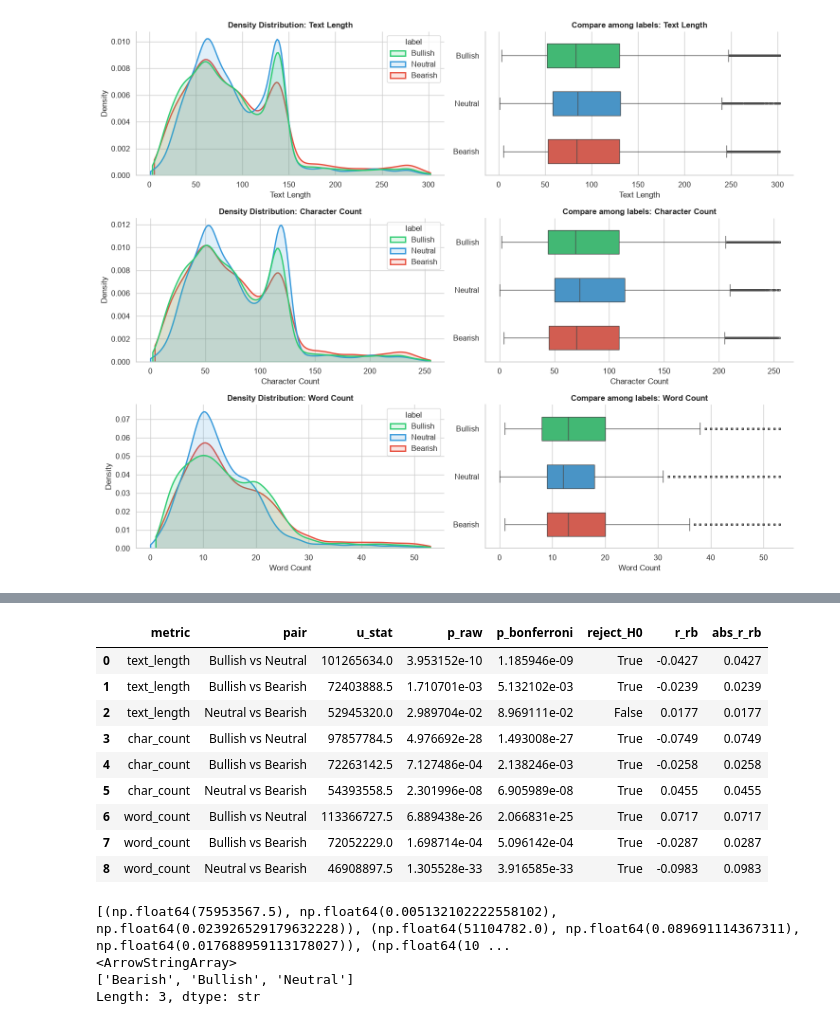
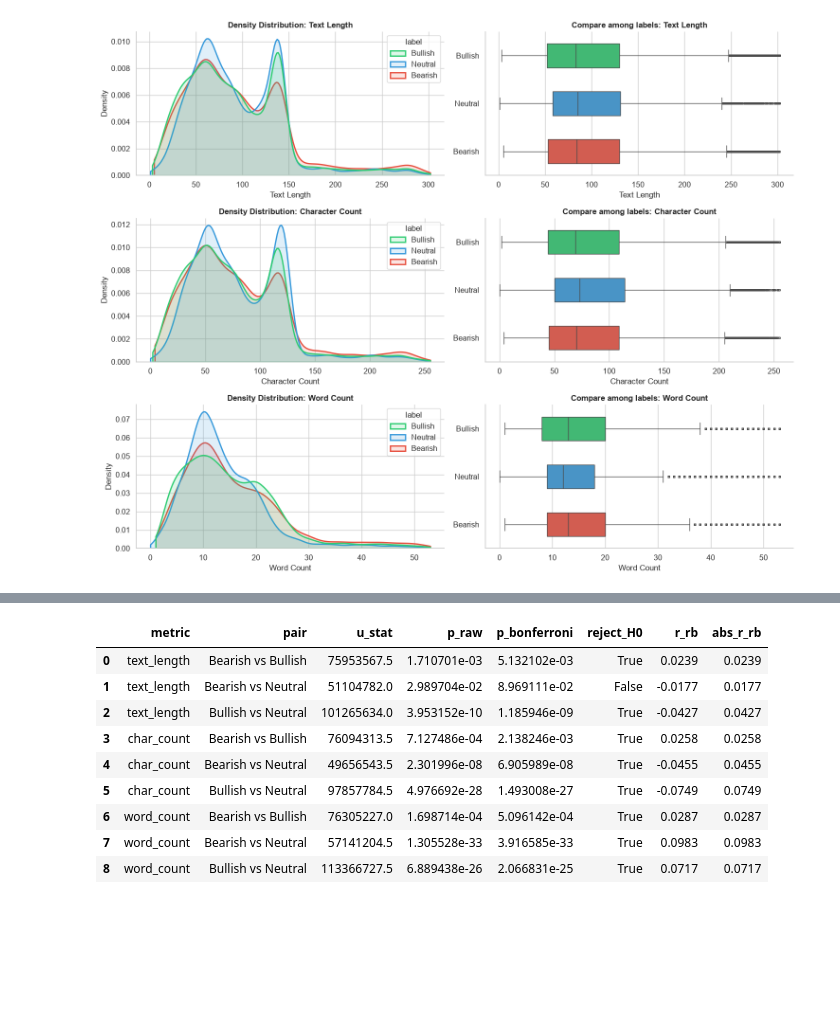
Before and after one commit to Quanbro07/data-mining, a Jupyter notebook: book/06_text_preprocessing.ipynb, the cells around one changed output, grey strips where cells are left out. Saved outputs shown, nothing was run; the diff lists cells and outputs as text; code cells hidden in the pictures; blank space fills up the shorter version.

```diff
--- a/book/06_text_preprocessing.ipynb
+++ b/book/06_text_preprocessing.ipynb
@@ -217,7 +247,6 @@ from scipy.stats import mannwhitneyu
 from itertools import combinations
 
 labels = df['label'].unique()
-labels = labels[[1, 2, 0]]
 # Tổ hợp chập 2 của các labels
 label_combs = list(combinations(labels, 2))
 
@@ -229,47 +258,39 @@ for target in ['text_length', 'char_count', 'word_count']:
 
     for(l1, l2) in label_combs:
         l1_length = df[df['label'] == l1][target]
         l2_length = df[df['label'] == l2][target]
 
         stat, p = mannwhitneyu(
             l1_length, l2_length,
             alternative='two-sided',
             method='auto'
             )
 
         p_bonferroni = min(p * len(label_combs), 1)
 
         r_rb = (2 * stat / (len(l1_length) * len(l2_length))) - 1
 
         res.append({
             'metric': target,
             'pair': f'{l1} vs {l2}',
             'u_stat': stat,
             'p_raw': p,
             'p_bonferroni': p_bonferroni,
             'reject_H0': p_bonferroni < alpha,
             'r_rb': round(r_rb, 4),
             'abs_r_rb': round(abs(r_rb), 4),
         })
 
 res_df = pd.DataFrame(res)
 display(res_df)
 # %% [output]
 |  | metric | pair | u_stat | p_raw | p_bonferroni | reject_H0 | r_rb | abs_r_rb |
-| 0 | text_length | Bullish vs Neutral | 101265634.0 | 3.953152e-10 | 1.185946e-09 | True | -0.0427 | 0.0427 |
-| 1 | text_length | Bullish vs Bearish | 72403888.5 | 1.710701e-03 | 5.132102e-03 | True | -0.0239 | 0.0239 |
-| 2 | text_length | Neutral vs Bearish | 52945320.0 | 2.989704e-02 | 8.969111e-02 | False | 0.0177 | 0.0177 |
-| 3 | char_count | Bullish vs Neutral | 97857784.5 | 4.976692e-28 | 1.493008e-27 | True | -0.0749 | 0.0749 |
-| 4 | char_count | Bullish vs Bearish | 72263142.5 | 7.127486e-04 | 2.138246e-03 | True | -0.0258 | 0.0258 |
-| 5 | char_count | Neutral vs Bearish | 54393558.5 | 2.301996e-08 | 6.905989e-08 | True | 0.0455 | 0.0455 |
-| 6 | word_count | Bullish vs Neutral | 113366727.5 | 6.889438e-26 | 2.066831e-25 | True | 0.0717 | 0.0717 |
-| 7 | word_count | Bullish vs Bearish | 72052229.0 | 1.698714e-04 | 5.096142e-04 | True | -0.0287 | 0.0287 |
-| 8 | word_count | Neutral vs Bearish | 46908897.5 | 1.305528e-33 | 3.916585e-33 | True | -0.0983 | 0.0983 |
+| 0 | text_length | Bearish vs Bullish | 75953567.5 | 1.710701e-03 | 5.132102e-03 | True | 0.0239 | 0.0239 |
+| 1 | text_length | Bearish vs Neutral | 51104782.0 | 2.989704e-02 | 8.969111e-02 | False | -0.0177 | 0.0177 |
+| 2 | text_length | Bullish vs Neutral | 101265634.0 | 3.953152e-10 | 1.185946e-09 | True | -0.0427 | 0.0427 |
+| 3 | char_count | Bearish vs Bullish | 76094313.5 | 7.127486e-04 | 2.138246e-03 | True | 0.0258 | 0.0258 |
+| 4 | char_count | Bearish vs Neutral | 49656543.5 | 2.301996e-08 | 6.905989e-08 | True | -0.0455 | 0.0455 |
+| 5 | char_count | Bullish vs Neutral | 97857784.5 | 4.976692e-28 | 1.493008e-27 | True | -0.0749 | 0.0749 |
+| 6 | word_count | Bearish vs Bullish | 76305227.0 | 1.698714e-04 | 5.096142e-04 | True | 0.0287 | 0.0287 |
+| 7 | word_count | Bearish vs Neutral | 57141204.5 | 1.305528e-33 | 3.916585e-33 | True | 0.0983 | 0.0983 |
+| 8 | word_count | Bullish vs Neutral | 113366727.5 | 6.889438e-26 | 2.066831e-25 | True | 0.0717 | 0.0717 |
-# %%
-print(res)
-print(labels)
-# %% [output]
-[(np.float64(75953567.5), np.float64(0.005132102222558102), np.float64(0.023926529179632228)), (np.float64(51104782.0), np.float64(0.089691114367311), np.float64(0.017688959113178027)), (np.float64(10 ...
-<ArrowStringArray>
-['Bearish', 'Bullish', 'Neutral']
-Length: 3, dtype: str
```
Also changed, not shown: parts of 5 cells of this notebook.
